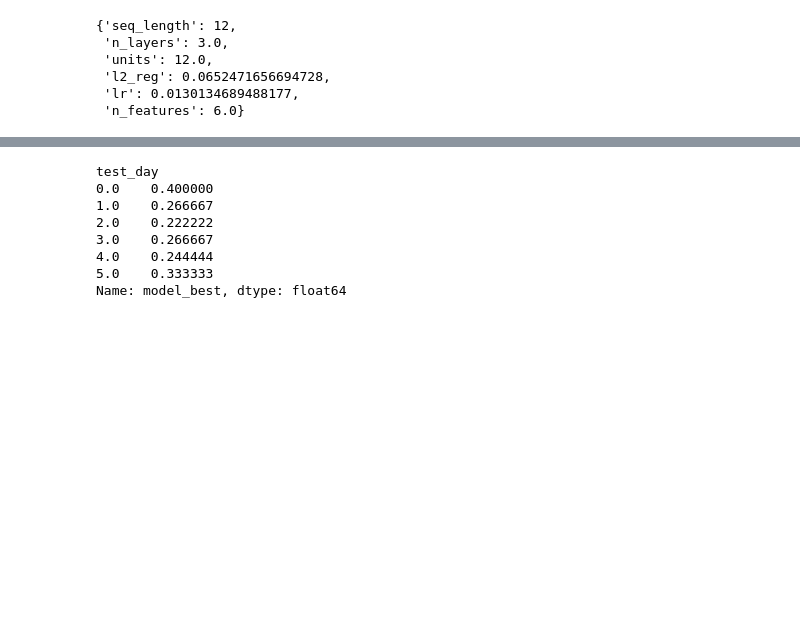
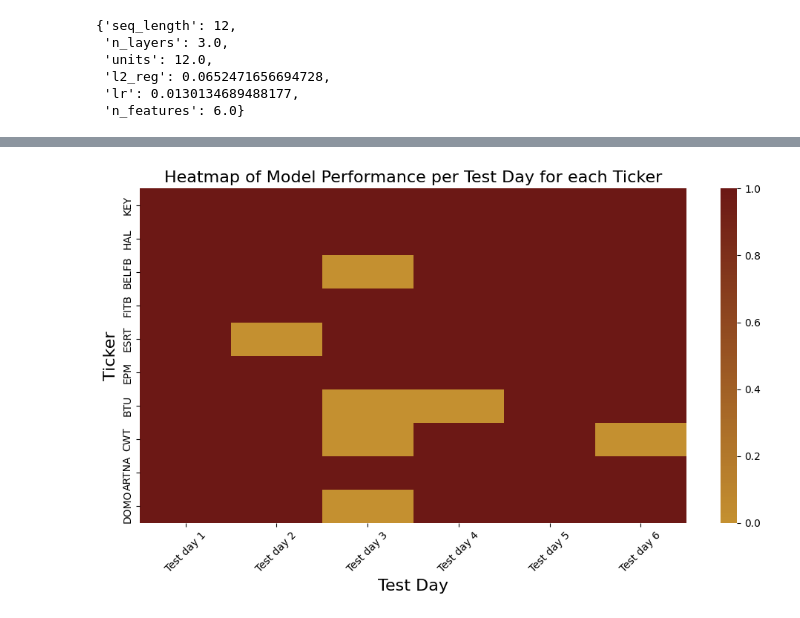
Before and after one commit to Sondringsen/ProjectThesis, a Jupyter notebook: notebooks/models/lstm_inspection.ipynb, the cells around one changed output, grey strips where cells are left out. Saved outputs shown, nothing was run; the diff lists cells and outputs as text; code cells hidden in the pictures; blank space fills up the shorter version.

```diff
--- a/notebooks/models/lstm_inspection.ipynb
+++ b/notebooks/models/lstm_inspection.ipynb
@@ -102,2 +200,6 @@ def get_best_config(ticker: str):
 # %% [markdown]
 ## Loading data and creating model
+# %%
+df = pd.read_csv("../../data/processed/tq_data_gridded/df_tot_gridded.csv")
+predictions_df = pd.read_csv(f"../../reports_log/{report}/all_predictions.csv")
+tot_loss_df = pd.read_csv(f"../../reports_log/{report}/tot_loss_lstm.csv")
@@ -304,11 +436,0 @@ result_df.model_best.mean()
-# %%
-result_df.groupby(by="test_day")["model_best"].mean()
-# %% [output]
-test_day
-0.0    0.400000
-1.0    0.266667
-2.0    0.222222
-3.0    0.266667
-4.0    0.244444
-5.0    0.333333
-Name: model_best, dtype: float64
@@ -314,0 +453,30 @@ Name: model_best, dtype: float64
+# %%
+# winning_stocks = tot_loss_df.loc[tot_loss_df["normalized_rmse"] <= 1]
+winning_stocks = tot_loss_df.loc[tot_loss_df["ticker"].isin(significant_tickers)]
+winning_stocks = winning_stocks.sort_values(by="normalized_rmse")["ticker"]
+pivoted_df = result_df.pivot(index="ticker", columns="test_day", values="model_best")
+
+pivoted_df = pivoted_df.loc[winning_stocks.values,:]
+# Optional: Rename columns for clarity
+pivoted_df.columns = [f"Test day {int(col) + 1}" for col in pivoted_df.columns]
+pivoted_df
+
+
+colors = ["#c49030", "#6c1815"]  # Example HEX colors
+custom_cmap = LinearSegmentedColormap.from_list("custom_cmap", colors, N=100)
+
+plt.figure(figsize=(10, 6))
+sns.heatmap(pivoted_df, fmt=".2f", cmap=custom_cmap, cbar=True)
+
+# Customize plot
+plt.title("Heatmap of Model Performance per Test Day for each Ticker", fontsize = 16)
+plt.xlabel("Test Day", fontsize = 16)
+plt.ylabel("Ticker", fontsize = 16)
+plt.xticks(rotation=45)  # Rotate x-axis labels if needed
+plt.tight_layout()
+
+# Show the heatmap
+plt.savefig("5_days_outperform.png")
+plt.show()
+# %% [output]
+[figure, added]
```
Also changed, not shown: parts of 53 cells of this notebook, 23 other files.
